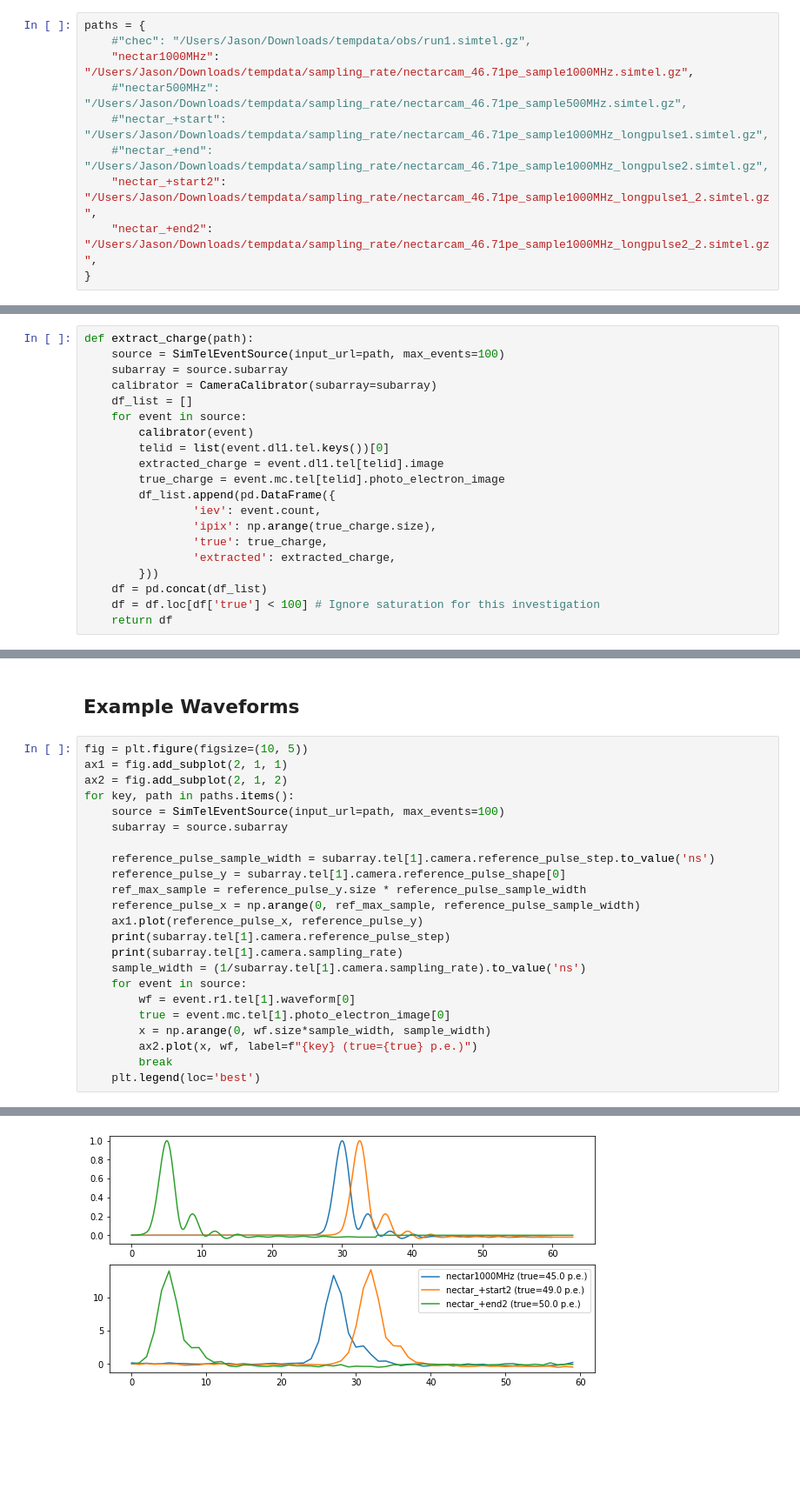
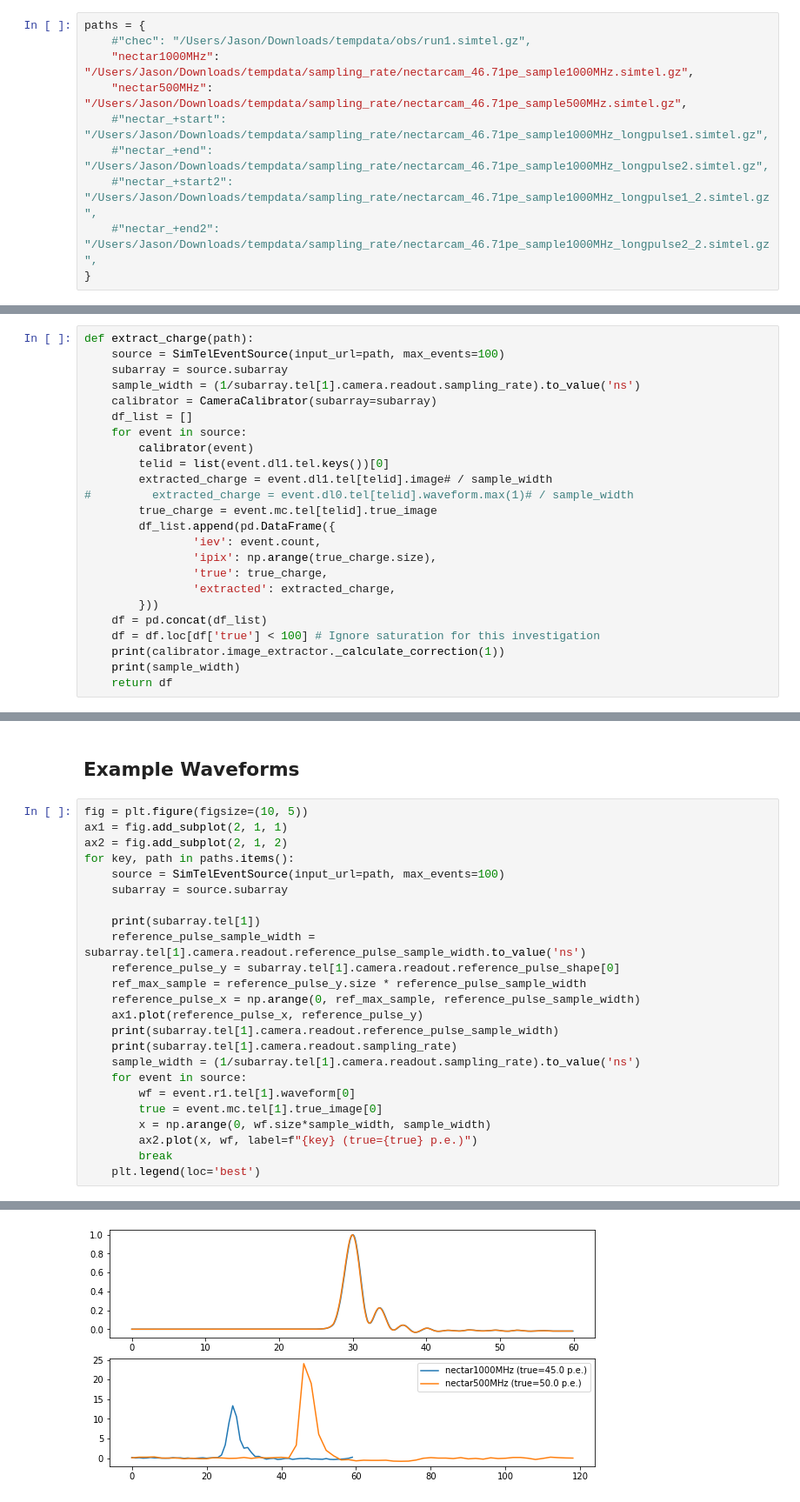
Before and after one commit to watsonjj/labbook, a Jupyter notebook: d200326_ctapipe_charge_sampling_rate/sampling_rate.ipynb, the cells around one changed output, grey strips where cells are left out. Shown: that part at 87% size. Cells and saved outputs as stored; diff of their text form; blank space fills up the shorter version.

Commit message:
d200326_ctapipe_charge_sampling_rate

```diff
--- a/d200326_ctapipe_charge_sampling_rate/sampling_rate.ipynb
+++ b/d200326_ctapipe_charge_sampling_rate/sampling_rate.ipynb
@@ -5,11 +5,11 @@ Test the ctapipe image extractor for cameras with different sampling rate
 paths = {
     #"chec": "/Users/Jason/Downloads/tempdata/obs/run1.simtel.gz",
     "nectar1000MHz": "/Users/Jason/Downloads/tempdata/sampling_rate/nectarcam_46.71pe_sample1000MHz.simtel.gz",
-    #"nectar500MHz": "/Users/Jason/Downloads/tempdata/sampling_rate/nectarcam_46.71pe_sample500MHz.simtel.gz",
+    "nectar500MHz": "/Users/Jason/Downloads/tempdata/sampling_rate/nectarcam_46.71pe_sample500MHz.simtel.gz",
     #"nectar_+start": "/Users/Jason/Downloads/tempdata/sampling_rate/nectarcam_46.71pe_sample1000MHz_longpulse1.simtel.gz",
     #"nectar_+end": "/Users/Jason/Downloads/tempdata/sampling_rate/nectarcam_46.71pe_sample1000MHz_longpulse2.simtel.gz",
-    "nectar_+start2": "/Users/Jason/Downloads/tempdata/sampling_rate/nectarcam_46.71pe_sample1000MHz_longpulse1_2.simtel.gz",
-    "nectar_+end2": "/Users/Jason/Downloads/tempdata/sampling_rate/nectarcam_46.71pe_sample1000MHz_longpulse2_2.simtel.gz",
+    #"nectar_+start2": "/Users/Jason/Downloads/tempdata/sampling_rate/nectarcam_46.71pe_sample1000MHz_longpulse1_2.simtel.gz",
+    #"nectar_+end2": "/Users/Jason/Downloads/tempdata/sampling_rate/nectarcam_46.71pe_sample1000MHz_longpulse2_2.simtel.gz",
 }
 # %%
 from ctapipe.io.simteleventsource import SimTelEventSource
@@ -20,13 +20,15 @@ import pandas as pd
 def extract_charge(path):
     source = SimTelEventSource(input_url=path, max_events=100)
     subarray = source.subarray
+    sample_width = (1/subarray.tel[1].camera.readout.sampling_rate).to_value('ns')
     calibrator = CameraCalibrator(subarray=subarray)
     df_list = []
     for event in source:
         calibrator(event)
         telid = list(event.dl1.tel.keys())[0]
-        extracted_charge = event.dl1.tel[telid].image
-        true_charge = event.mc.tel[telid].photo_electron_image
+        extracted_charge = event.dl1.tel[telid].image# / sample_width
+#         extracted_charge = event.dl0.tel[telid].waveform.max(1)# / sample_width
+        true_charge = event.mc.tel[telid].true_image
         df_list.append(pd.DataFrame({
                 'iev': event.count,
                 'ipix': np.arange(true_charge.size),
@@ -35,6 +37,8 @@ def extract_charge(path):
         }))
     df = pd.concat(df_list)
     df = df.loc[df['true'] < 100] # Ignore saturation for this investigation
+    print(calibrator.image_extractor._calculate_correction(1))
+    print(sample_width)
     return df
 # %% [markdown]
 ## Charge Distribution
@@ -62,17 +74,18 @@ for key, path in paths.items():
     source = SimTelEventSource(input_url=path, max_events=100)
     subarray = source.subarray
 
-    reference_pulse_sample_width = subarray.tel[1].camera.reference_pulse_step.to_value('ns')
-    reference_pulse_y = subarray.tel[1].camera.reference_pulse_shape[0]
+    print(subarray.tel[1])
+    reference_pulse_sample_width = subarray.tel[1].camera.readout.reference_pulse_sample_width.to_value('ns')
+    reference_pulse_y = subarray.tel[1].camera.readout.reference_pulse_shape[0]
     ref_max_sample = reference_pulse_y.size * reference_pulse_sample_width
     reference_pulse_x = np.arange(0, ref_max_sample, reference_pulse_sample_width)
     ax1.plot(reference_pulse_x, reference_pulse_y)
-    print(subarray.tel[1].camera.reference_pulse_step)
-    print(subarray.tel[1].camera.sampling_rate)
-    sample_width = (1/subarray.tel[1].camera.sampling_rate).to_value('ns')
+    print(subarray.tel[1].camera.readout.reference_pulse_sample_width)
+    print(subarray.tel[1].camera.readout.sampling_rate)
+    sample_width = (1/subarray.tel[1].camera.readout.sampling_rate).to_value('ns')
     for event in source:
         wf = event.r1.tel[1].waveform[0]
-        true = event.mc.tel[1].photo_electron_image[0]
+        true = event.mc.tel[1].true_image[0]
         x = np.arange(0, wf.size*sample_width, sample_width)
         ax2.plot(x, wf, label=f"{key} (true={true} p.e.)")
         break
@@ -87 +100 @@ for key, path in paths.items():
-[figure, old version]
+[figure, new version]
```
Also changed, not shown: parts of 3 cells of this notebook.
